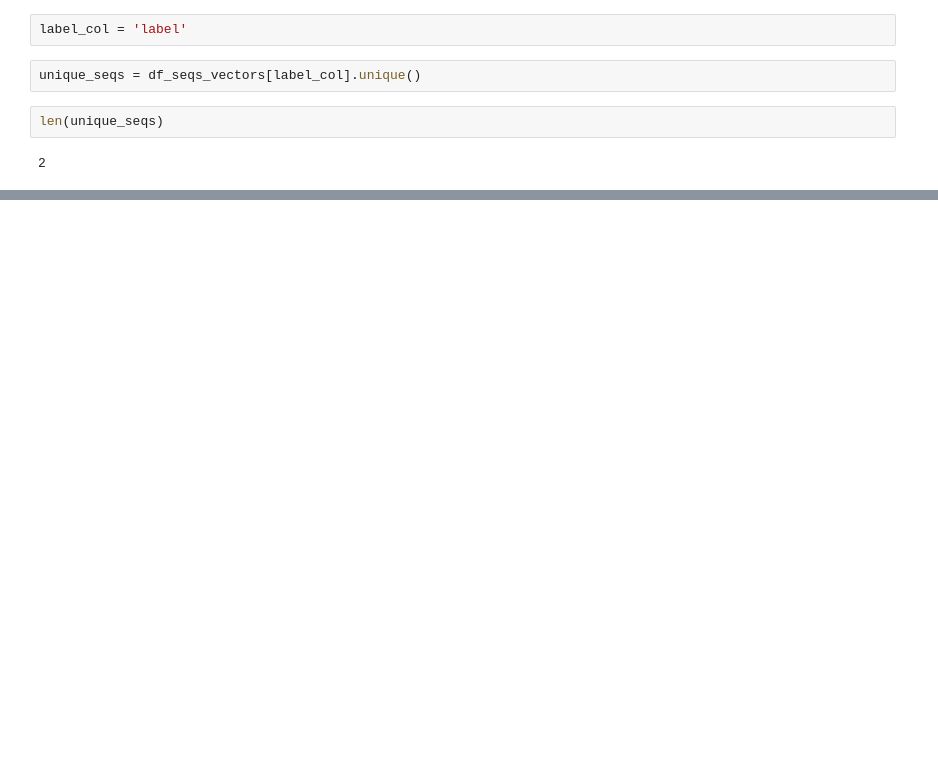
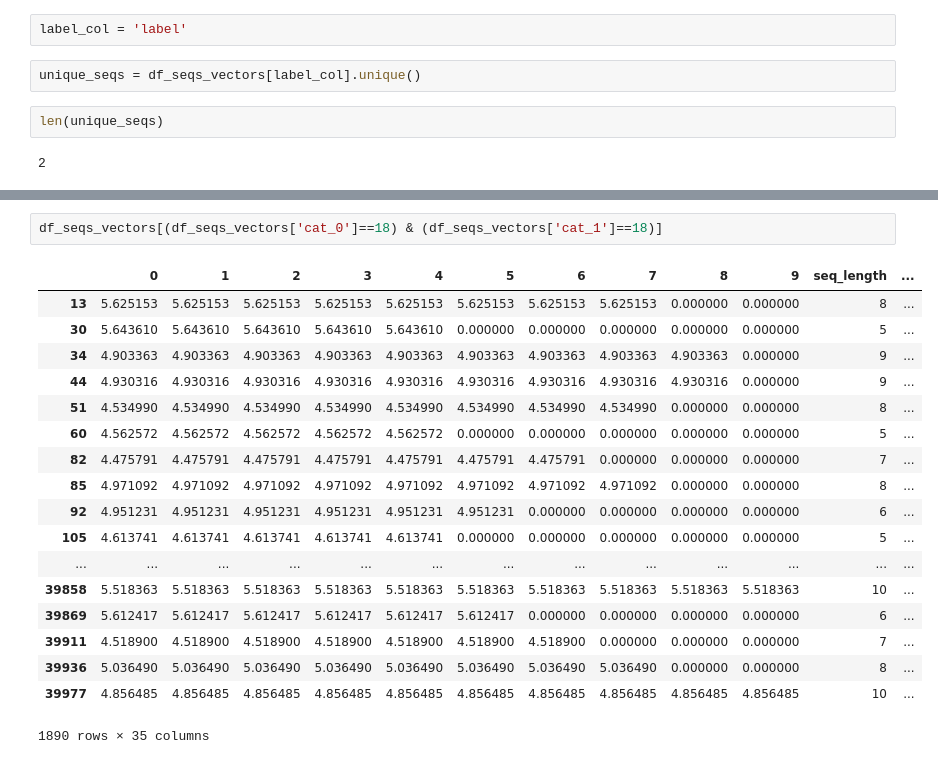
Before and after one commit to kuhanw/sequence_compression, a Jupyter notebook: sequence_compression_prototype.ipynb, the cells around one changed output, grey strips where cells are left out. Saved outputs shown, nothing was run; the diff lists cells and outputs as text; blank space fills up the shorter version.

```diff
--- a/sequence_compression_prototype.ipynb
+++ b/sequence_compression_prototype.ipynb
@@ -406,0 +466,21 @@ len(unique_seqs)
+# %%
+df_seqs_vectors[(df_seqs_vectors['cat_0']==18) & (df_seqs_vectors['cat_1']==18)]
+# %% [output]
+|  | 0 | 1 | 2 | 3 | 4 | 5 | 6 | 7 | 8 | 9 | seq_length | ... |
+| 13 | 5.625153 | 5.625153 | 5.625153 | 5.625153 | 5.625153 | 5.625153 | 5.625153 | 5.625153 | 0.000000 | 0.000000 | 8 | ... |
+| 30 | 5.643610 | 5.643610 | 5.643610 | 5.643610 | 5.643610 | 0.000000 | 0.000000 | 0.000000 | 0.000000 | 0.000000 | 5 | ... |
+| 34 | 4.903363 | 4.903363 | 4.903363 | 4.903363 | 4.903363 | 4.903363 | 4.903363 | 4.903363 | 4.903363 | 0.000000 | 9 | ... |
+| 44 | 4.930316 | 4.930316 | 4.930316 | 4.930316 | 4.930316 | 4.930316 | 4.930316 | 4.930316 | 4.930316 | 0.000000 | 9 | ... |
+| 51 | 4.534990 | 4.534990 | 4.534990 | 4.534990 | 4.534990 | 4.534990 | 4.534990 | 4.534990 | 0.000000 | 0.000000 | 8 | ... |
+| 60 | 4.562572 | 4.562572 | 4.562572 | 4.562572 | 4.562572 | 0.000000 | 0.000000 | 0.000000 | 0.000000 | 0.000000 | 5 | ... |
+| 82 | 4.475791 | 4.475791 | 4.475791 | 4.475791 | 4.475791 | 4.475791 | 4.475791 | 0.000000 | 0.000000 | 0.000000 | 7 | ... |
+| 85 | 4.971092 | 4.971092 | 4.971092 | 4.971092 | 4.971092 | 4.971092 | 4.971092 | 4.971092 | 0.000000 | 0.000000 | 8 | ... |
+| 92 | 4.951231 | 4.951231 | 4.951231 | 4.951231 | 4.951231 | 4.951231 | 0.000000 | 0.000000 | 0.000000 | 0.000000 | 6 | ... |
+| 105 | 4.613741 | 4.613741 | 4.613741 | 4.613741 | 4.613741 | 0.000000 | 0.000000 | 0.000000 | 0.000000 | 0.000000 | 5 | ... |
+| ... | ... | ... | ... | ... | ... | ... | ... | ... | ... | ... | ... | ... |
+| 39858 | 5.518363 | 5.518363 | 5.518363 | 5.518363 | 5.518363 | 5.518363 | 5.518363 | 5.518363 | 5.518363 | 5.518363 | 10 | ... |
+| 39869 | 5.612417 | 5.612417 | 5.612417 | 5.612417 | 5.612417 | 5.612417 | 0.000000 | 0.000000 | 0.000000 | 0.000000 | 6 | ... |
+| 39911 | 4.518900 | 4.518900 | 4.518900 | 4.518900 | 4.518900 | 4.518900 | 4.518900 | 0.000000 | 0.000000 | 0.000000 | 7 | ... |
+| 39936 | 5.036490 | 5.036490 | 5.036490 | 5.036490 | 5.036490 | 5.036490 | 5.036490 | 5.036490 | 0.000000 | 0.000000 | 8 | ... |
+| 39977 | 4.856485 | 4.856485 | 4.856485 | 4.856485 | 4.856485 | 4.856485 | 4.856485 | 4.856485 | 4.856485 | 4.856485 | 10 | ... |
+1890 rows × 35 columns
```
Also changed, not shown: parts of 15 cells of this notebook.
